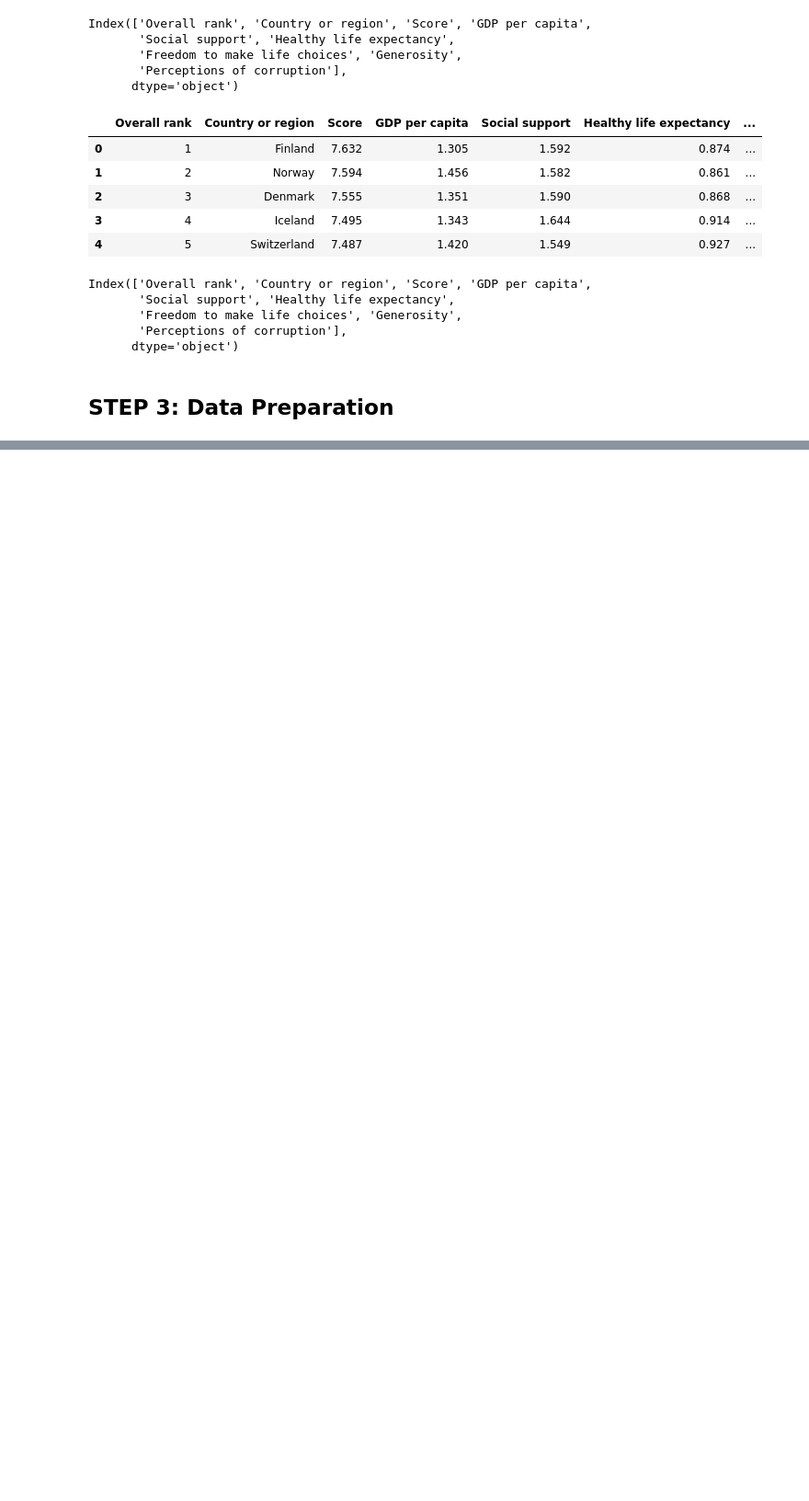
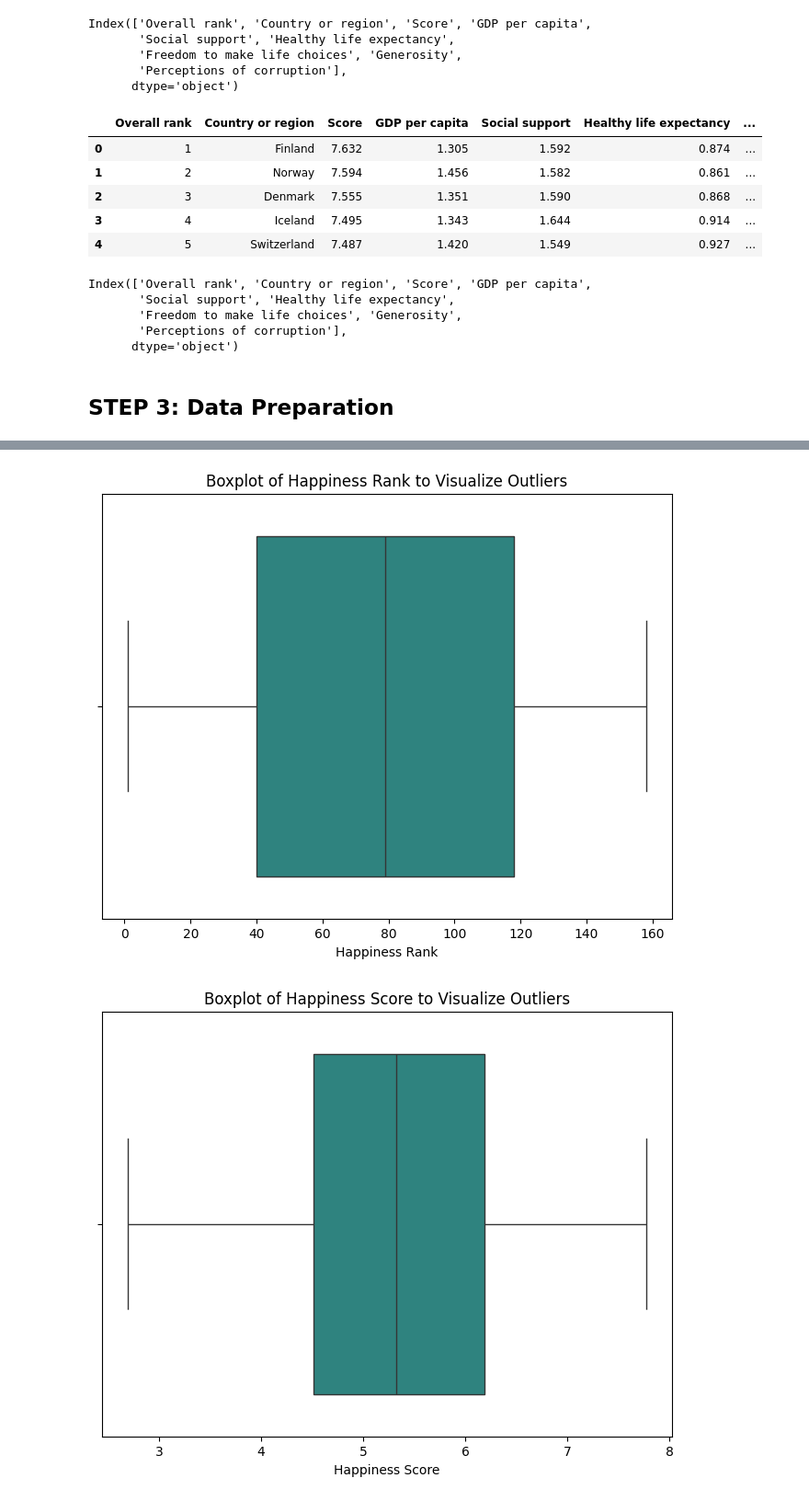
Before and after one commit to SurekhaBerlin/WorldHappinessReport, a Jupyter notebook: world_happiness_report.ipynb, the cells around one changed output, grey strips where cells are left out. Shown: that part at 92% size. Drawn from its saved outputs; the diff is of its cells as text; code cells hidden in the pictures; blank space fills up the shorter version.

```diff
--- a/world_happiness_report.ipynb
+++ b/world_happiness_report.ipynb
@@ -216,0 +273,12 @@ plt.show()
+# %%
+numeric_df = df.select_dtypes(include=['float64', 'int64'])
+
+# Create individual boxplots for each numeric column
+for column in numeric_df.columns:
+    plt.figure(figsize=(8, 6))  # Adjust the figure size for each plot
+    sns.boxplot(x=numeric_df[column], palette='viridis')  # Boxplot for the column with viridis color
+    plt.title(f'Boxplot of {column} to Visualize Outliers')
+    plt.show()  # Show the plot for each column
+# %% [output]
+[figure, added]
+[figure, added]
```
Also changed, not shown: parts of 17 cells of this notebook.
